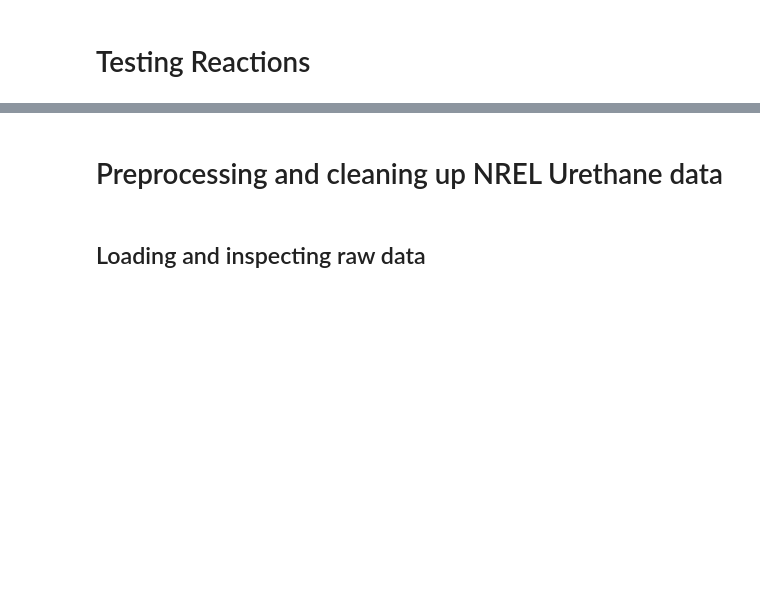
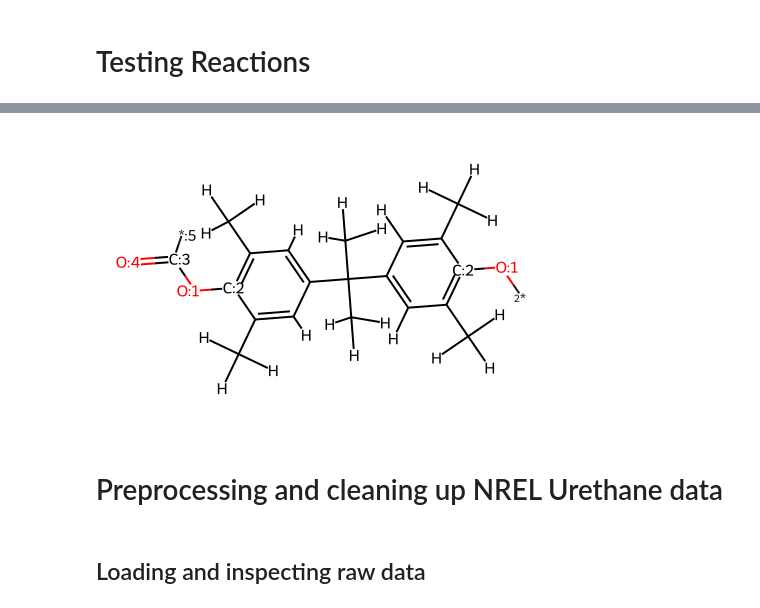
Before and after one commit to timbernat/NREL_polymers, a Jupyter notebook: process_inputs.ipynb, the cells around one changed output, grey strips where cells are left out. Cells and saved outputs as stored; diff of their text form; code cells hidden in the pictures; blank space fills up the shorter version.

```diff
--- a/process_inputs.ipynb
+++ b/process_inputs.ipynb
@@ -350,3 +412,7 @@ for dimer, frags in reactor.propagate([reactant, reactant]):
+# %%
+reactor.react(frags)
+# %% [output]
+[figure, added]
 # %% [markdown]
 # Preprocessing and cleaning up NREL Urethane data
 # %% [markdown]
```
Also changed, not shown: parts of 47 cells of this notebook, 1 other file.
